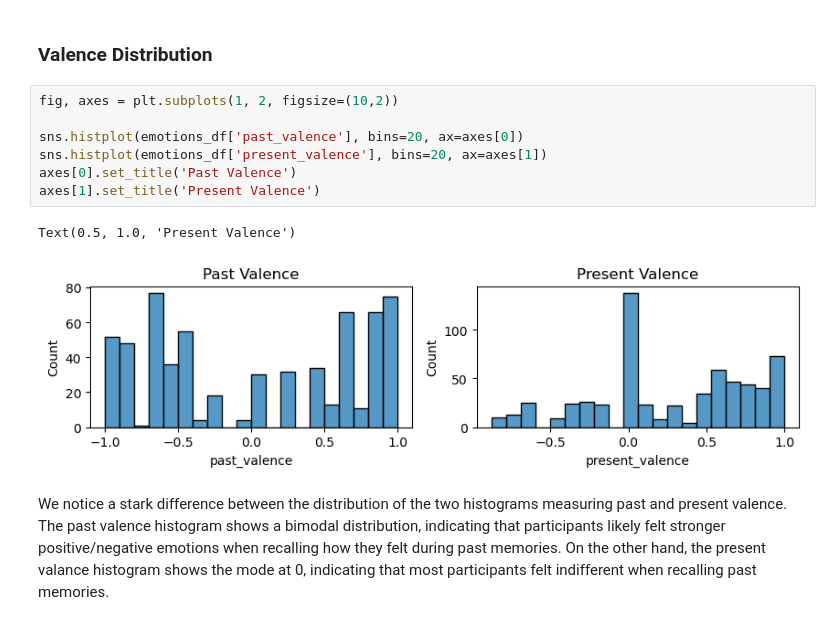
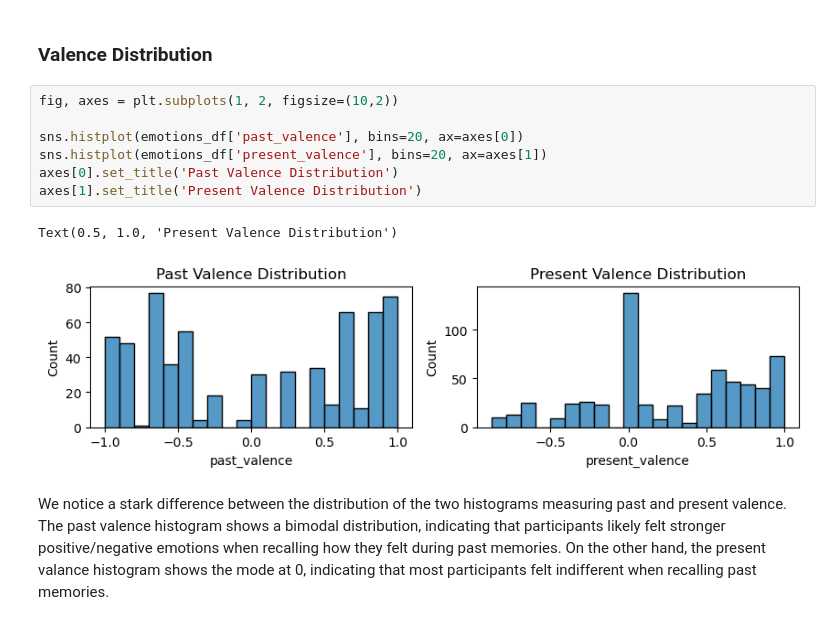
Before and after one commit to emw017/Group125_WI26, a Jupyter notebook: 03-FinalProject.ipynb, the cells around one changed output. Drawn from its saved outputs; the diff is of its cells as text.

```diff
--- a/03-FinalProject.ipynb
+++ b/03-FinalProject.ipynb
@@ -242,13 +267,13 @@ The bar chart shows that sad cues have a slightly higher average log transformed
 # %%
 fig, axes = plt.subplots(1, 2, figsize=(10,2))
 
 sns.histplot(emotions_df['past_valence'], bins=20, ax=axes[0])
 sns.histplot(emotions_df['present_valence'], bins=20, ax=axes[1])
-axes[0].set_title('Past Valence')
-axes[1].set_title('Present Valence')
+axes[0].set_title('Past Valence Distribution')
+axes[1].set_title('Present Valence Distribution')
 # %% [output]
-Text(0.5, 1.0, 'Present Valence')
+Text(0.5, 1.0, 'Present Valence Distribution')
-[figure, old version]
+[figure, new version]
 # %% [markdown]
 We notice a stark difference between the distribution of the two histograms measuring past and present valence. The past valence histogram shows a bimodal distribution, indicating that participants likely felt stronger positive/negative emotions when recalling how they felt during past memories. On the other hand, the present valance histogram shows the mode at 0, indicating that most participants felt indifferent when recalling past memories.
 # %% [markdown]
```
Also changed, not shown: parts of 8 cells of this notebook.
